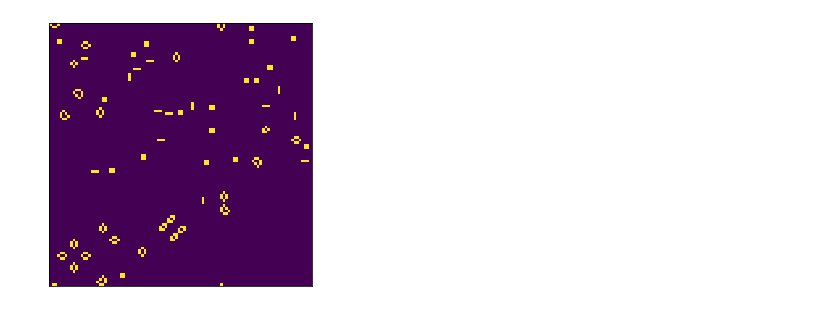
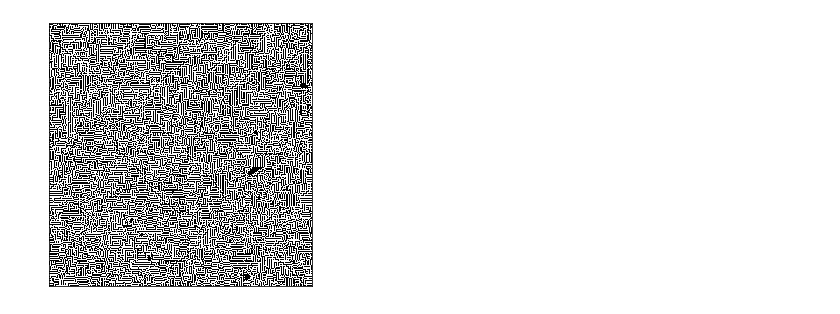
Before and after one commit to GuignardLab/CMB-M2-Coding-Turing, a Jupyter notebook: notebooks/3.GameOfLife.ipynb, the cells around one changed output. Cells and saved outputs as stored; diff of their text form; code cells hidden in the pictures.

```diff
--- a/notebooks/3.GameOfLife.ipynb
+++ b/notebooks/3.GameOfLife.ipynb
@@ -122,6 +296,10 @@ game_of_life2 = GameOfLife(init_state_large, th_live=[2, 3], th_dead=[3])
-# %%
-for i in range(10):
-    game_of_life2.iteration()
-game_of_life2.plot()
-# %% [output]
-[figure, removed]
+# %%
+size = 300
+init_state_large = np.zeros((size, size), dtype=bool)
+init_state_large[size//3-2:size//3+2, size//3-3:size//3+3] = init_state
+game_of_life2 = GameOfLifeGeneral(init_state_large, th_live=[1, 2, 3, 4, 5], th_dead=[3], boundary="wrap")
+# %%
+game_of_life2.iterations(10)
+game_of_life2.plot()
+# %% [output]
+[figure, added]
```
Also changed, not shown: parts of 29 cells of this notebook, 12 other files.
